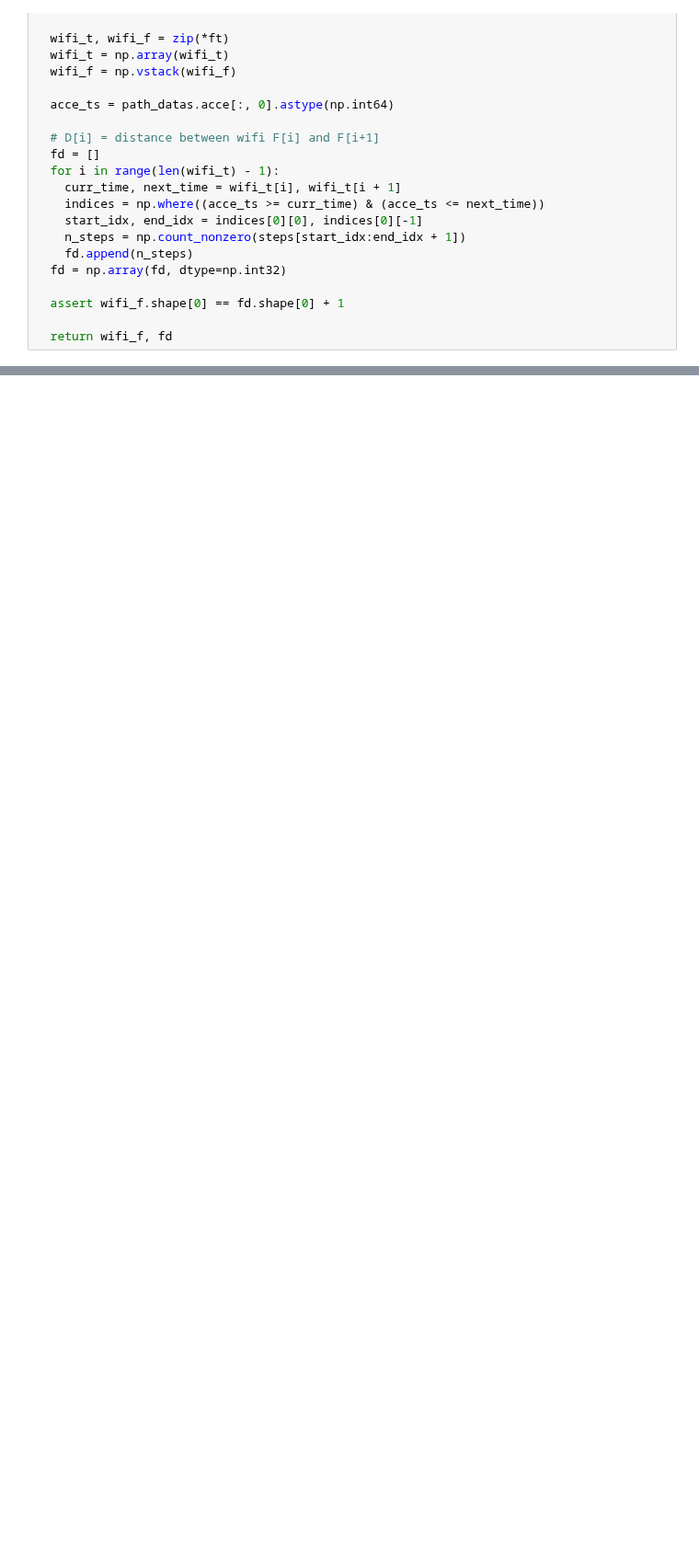
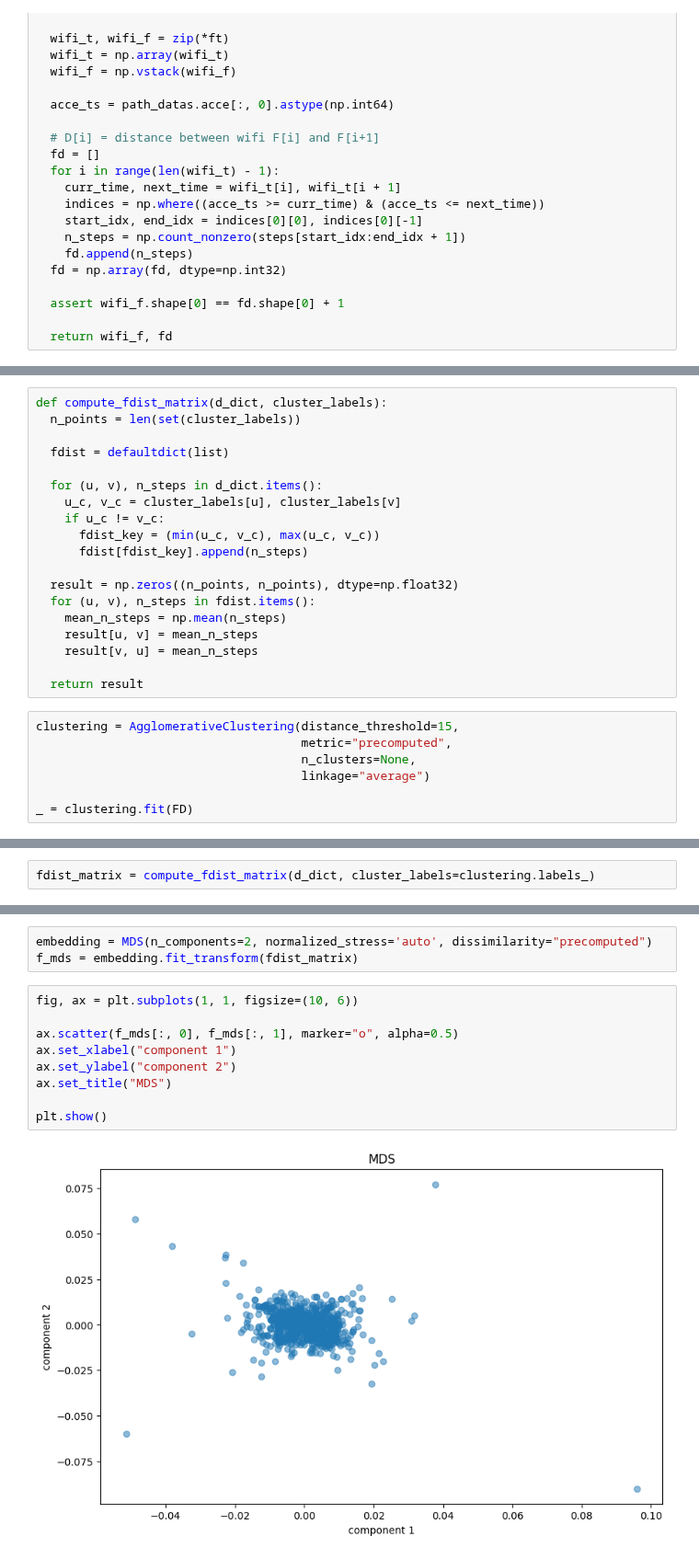
Before and after one commit to hungnd11/my-thesis, a Jupyter notebook: code/notebooks/lifs.ipynb, the cells around one changed output, grey strips where cells are left out. Shown at 92% size. Saved outputs shown, nothing was run; the diff lists cells and outputs as text; blank space fills up the shorter version.

```diff
--- a/code/notebooks/lifs.ipynb
+++ b/code/notebooks/lifs.ipynb
@@ -235,0 +260,26 @@ fd.shape
+# %%
+def compute_fdist_matrix(d_dict, cluster_labels):
+  n_points = len(set(cluster_labels))
+
+  fdist = defaultdict(list)
+
+  for (u, v), n_steps in d_dict.items():
+    u_c, v_c = cluster_labels[u], cluster_labels[v]
+    if u_c != v_c:
+      fdist_key = (min(u_c, v_c), max(u_c, v_c))
+      fdist[fdist_key].append(n_steps)
+
+  result = np.zeros((n_points, n_points), dtype=np.float32)
+  for (u, v), n_steps in fdist.items():
+    mean_n_steps = np.mean(n_steps)
+    result[u, v] = mean_n_steps
+    result[v, u] = mean_n_steps
+
+  return result
+# %%
+clustering = AgglomerativeClustering(distance_threshold=15,
+                                     metric="precomputed",
+                                     n_clusters=None,
+                                     linkage="average")
+
+_ = clustering.fit(FD)
@@ -235,0 +290,2 @@ fd.shape
+# %%
+fdist_matrix = compute_fdist_matrix(d_dict, cluster_labels=clustering.labels_)
@@ -235,0 +297,14 @@ fd.shape
+# %%
+embedding = MDS(n_components=2, normalized_stress='auto', dissimilarity="precomputed")
+f_mds = embedding.fit_transform(fdist_matrix)
+# %%
+fig, ax = plt.subplots(1, 1, figsize=(10, 6))
+
+ax.scatter(f_mds[:, 0], f_mds[:, 1], marker="o", alpha=0.5)
+ax.set_xlabel("component 1")
+ax.set_ylabel("component 2")
+ax.set_title("MDS")
+
+plt.show()
+# %% [output]
+[figure, added]
```
Also changed, not shown: parts of 37 cells of this notebook.
